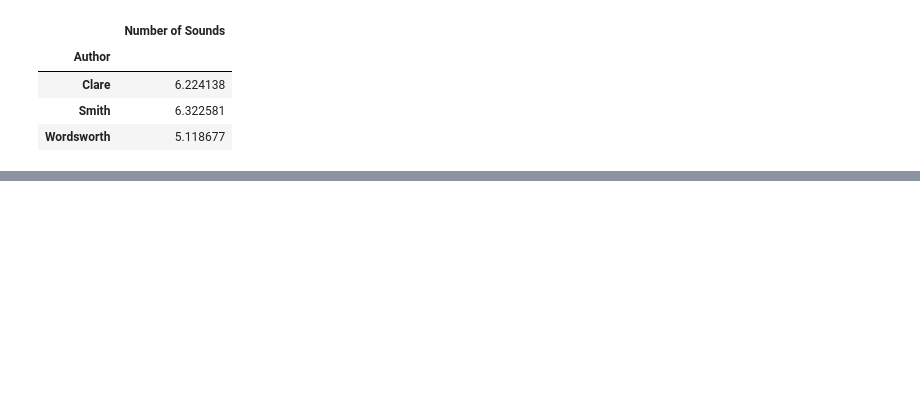
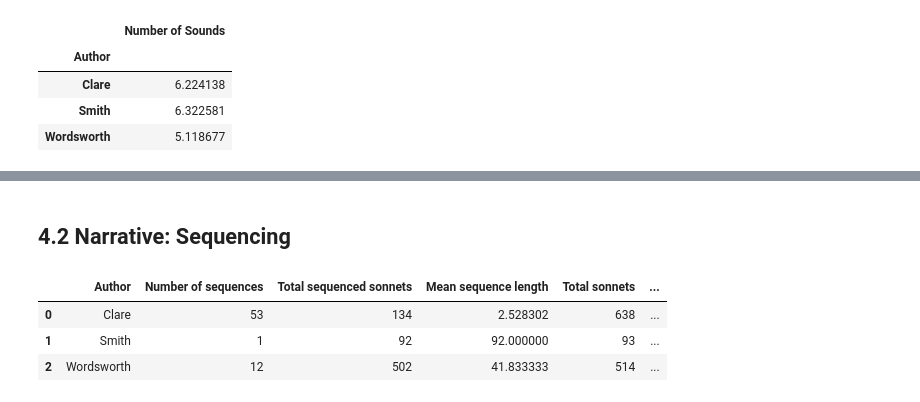
Before and after one commit to sn-code-inside/romantic-self, a Jupyter notebook: Chapter 4 - Lyric.ipynb, the cells around one changed output, grey strips where cells are left out. Saved outputs shown, nothing was run; the diff lists cells and outputs as text; code cells hidden in the pictures; blank space fills up the shorter version.

```diff
--- a/Chapter 4 - Lyric.ipynb
+++ b/Chapter 4 - Lyric.ipynb
@@ -26,3 +27,9 @@ Extracting Wordsworth's sonnets from wwComplete.xml...
 Extracting Smith's sonnets from smithComplete.xml...
 Extracting Clare's sonnets from clareComplete.xml...
 SonnetCorpus(Wordsworth: 514 [12], Smith: 93 [1], Clare: 638 [53])
+# %%
+def get_author_totals(corpus: SonnetCorpus) -> dict:
+    """Get total sonnets per author in convenient format"""
+    return Counter([author for author, in sonnets.yield_metadata("author")])
+
+get_author_totals(sonnets)
@@ -72,0 +175,36 @@ rhyme_sounds_table  # type: ignore
+# %% [markdown]
+## 4.2 Narrative: Sequencing
+# %%
+def get_sequence_table(SonnetCorpus):
+    sequence_table = (pd.DataFrame(
+        [{"author":author, **values} for (author,_),values in sonnets.sequences.items()]
+        )
+        .drop(['title','sonnets'], axis=1)
+        .groupby('author')
+        .aggregate(['count','sum','mean'])
+        .reset_index()
+        .assign(
+            total=lambda x: x['author'].map(get_author_totals(sonnets)),
+            prop=lambda x: x['num_sonnets']['sum'] / x['total']
+            )
+        )
+
+    sequence_table.columns = [
+        'Author',
+        'Number of sequences',
+        'Total sequenced sonnets',
+        'Mean sequence length',
+        'Total sonnets',
+        'Proportion in sequence'
+    ]
+
+    return sequence_table
+
+sequence_table = get_sequence_table(sonnets)
+sequence_table.to_csv("figures/figure_4_4.csv")
+sequence_table
+# %% [output]
+|  | Author | Number of sequences | Total sequenced sonnets | Mean sequence length | Total sonnets | ... |
+| 0 | Clare | 53 | 134 | 2.528302 | 638 | ... |
+| 1 | Smith | 1 | 92 | 92.000000 | 93 | ... |
+| 2 | Wordsworth | 12 | 502 | 41.833333 | 514 | ... |
```
Also changed, not shown: parts of 6 cells of this notebook, 7 other files.
